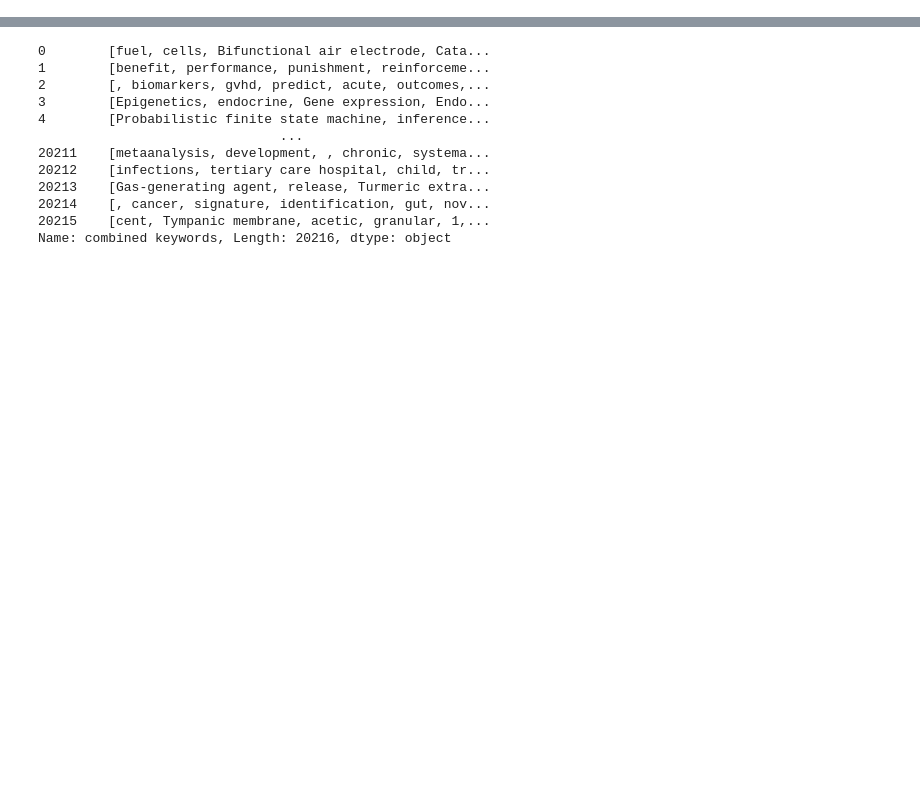
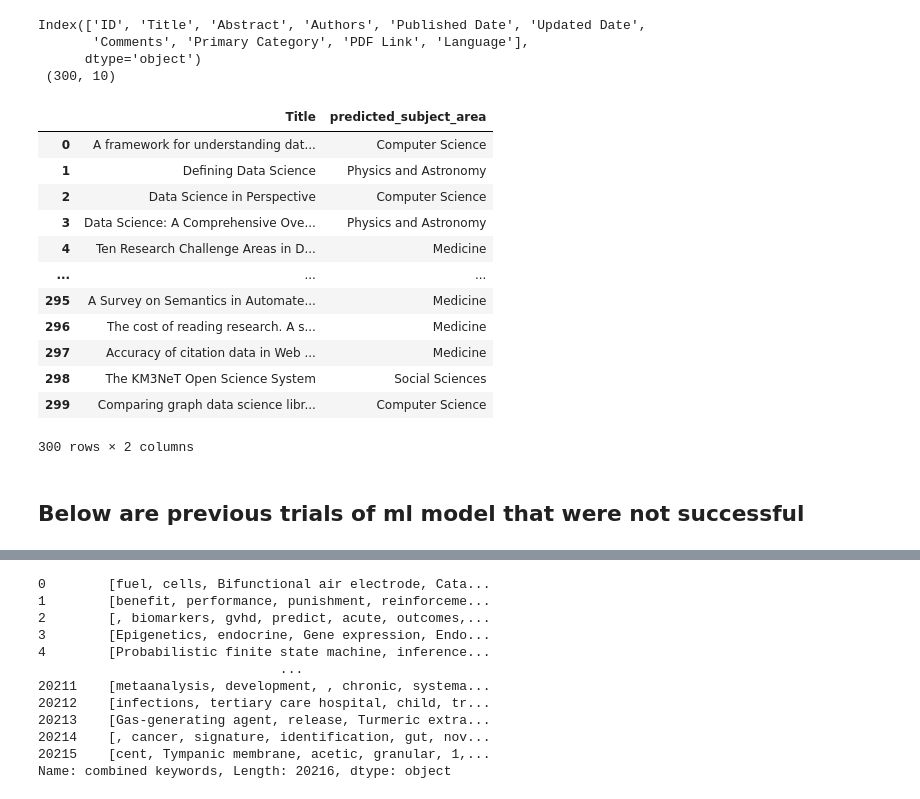
Before and after one commit to sunatchaa/Data-Sci-project, a Jupyter notebook: src/mlsusu.ipynb, the cells around one changed output, grey strips where cells are left out. Cells and saved outputs as stored; diff of their text form; code cells hidden in the pictures; blank space fills up the shorter version.

Commit message:
predicted subject areas for data fetched from api

```diff
--- a/src/mlsusu.ipynb
+++ b/src/mlsusu.ipynb
@@ -8,6 +8,7 @@ print (script_dir)
 path = os.path.join(script_dir, "../results/data_formatted_subjectAreas.csv")
 
 df = pd.read_csv(path)
-df["Processed Words"]
+
+df.dropna(subset=['Title', 'Abstract', 'Author Keywords', 'Publication Name'], inplace=True)
 # %% [output]
 c:\Users\PangSunatcha\OneDrive - Chulalongkorn University\Documents\Y2S1 files\Data Sci\proj\Data-Sci-project\src
@@ -25,0 +145,49 @@ Name: Processed Words, Length: 20216, dtype: object
+# %%
+arxiv_path = os.path.join(script_dir, "../results/arxiv_data.csv")
+arxiv = pd.read_csv(arxiv_path)
+print(arxiv.columns,"\n",arxiv.shape)
+# %% [output]
+Index(['ID', 'Title', 'Abstract', 'Authors', 'Published Date', 'Updated Date',
+       'Comments', 'Primary Category', 'PDF Link', 'Language'],
+      dtype='object')
+ (300, 10)
+# %%
+arxiv['author_keywords'] = ''
+arxiv["publicationName"] = ''
+
+# Preprocess the required columns from the scopus DataFrame
+scopus_transformed_title = title_vectorizer.transform(arxiv['Title'].fillna(''))
+scopus_transformed_abstract = abstract_vectorizer.transform(arxiv['Abstract'].fillna(''))
+scopus_transformed_keywords = keywords_vectorizer.transform(arxiv['author_keywords'].fillna(''))
+scopus_transformed_publication = publication_vectorizer.transform(arxiv['publicationName'].fillna(''))
+
+# Combine the features using hstack
+arxiv_combined_features = hstack([
+    scopus_transformed_title,
+    scopus_transformed_abstract,
+    scopus_transformed_keywords,
+    scopus_transformed_publication
+])
+
+# Use the trained model to predict subject areas
+arxiv_predictions = classifier.predict(arxiv_combined_features)
+
+# Decode the predicted labels to the original subject area names
+arxiv['predicted_subject_area'] = label_encoder.inverse_transform(arxiv_predictions)
+
+# Display the results
+arxiv[['Title', 'predicted_subject_area']]
+# %% [output]
+|  | Title | predicted_subject_area |
+| 0 | A framework for understanding dat... | Computer Science |
+| 1 | Defining Data Science | Physics and Astronomy |
+| 2 | Data Science in Perspective | Computer Science |
+| 3 | Data Science: A Comprehensive Ove... | Physics and Astronomy |
+| 4 | Ten Research Challenge Areas in D... | Medicine |
+| ... | ... | ... |
+| 295 | A Survey on Semantics in Automate... | Medicine |
+| 296 | The cost of reading research. A s... | Medicine |
+| 297 | Accuracy of citation data in Web ... | Medicine |
+| 298 | The KM3NeT Open Science System | Social Sciences |
+| 299 | Comparing graph data science libr... | Computer Science |
+300 rows × 2 columns
@@ -25,0 +196,2 @@ Name: Processed Words, Length: 20216, dtype: object
+# %% [markdown]
+## Below are previous trials of ml model that were not successful
```
Also changed, not shown: parts of 13 cells of this notebook, 2 other files.
